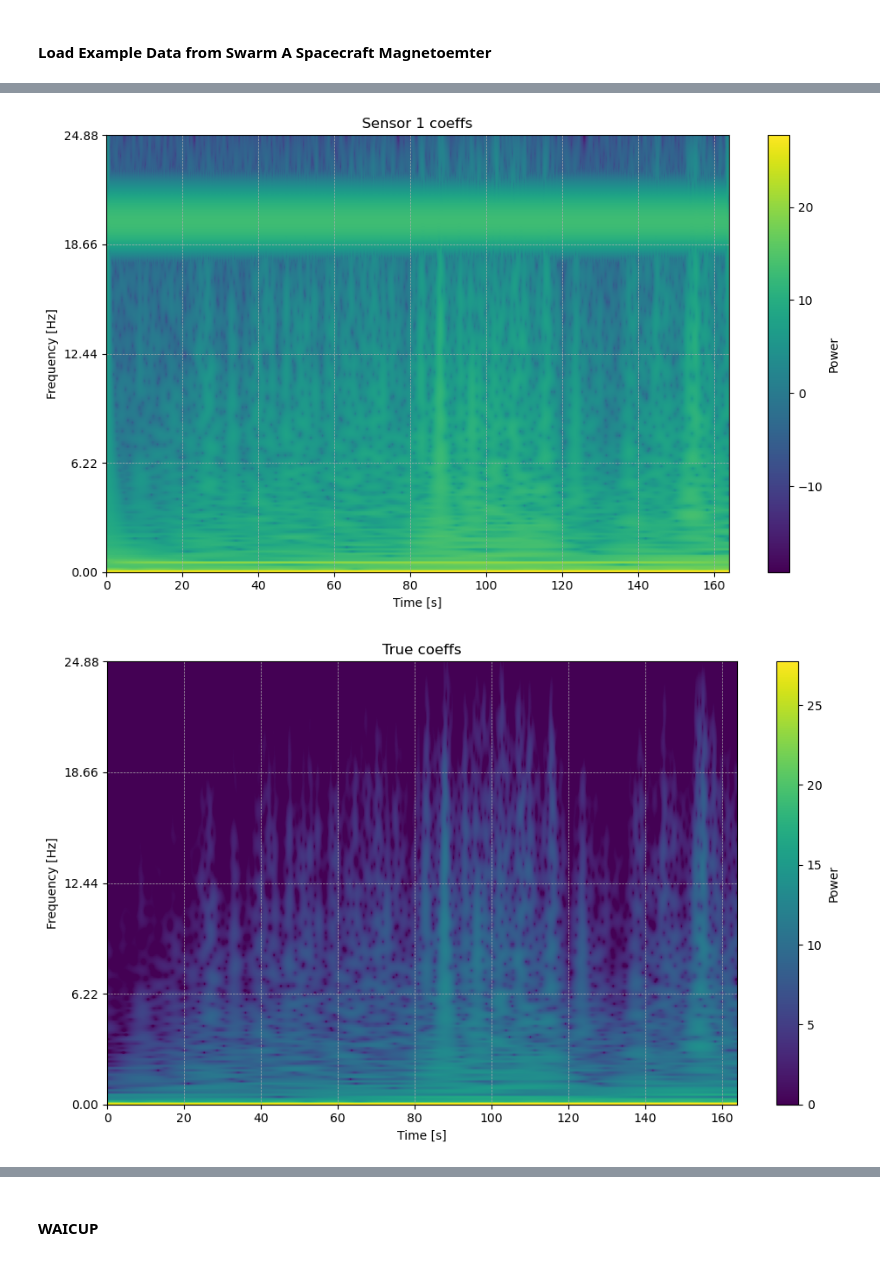
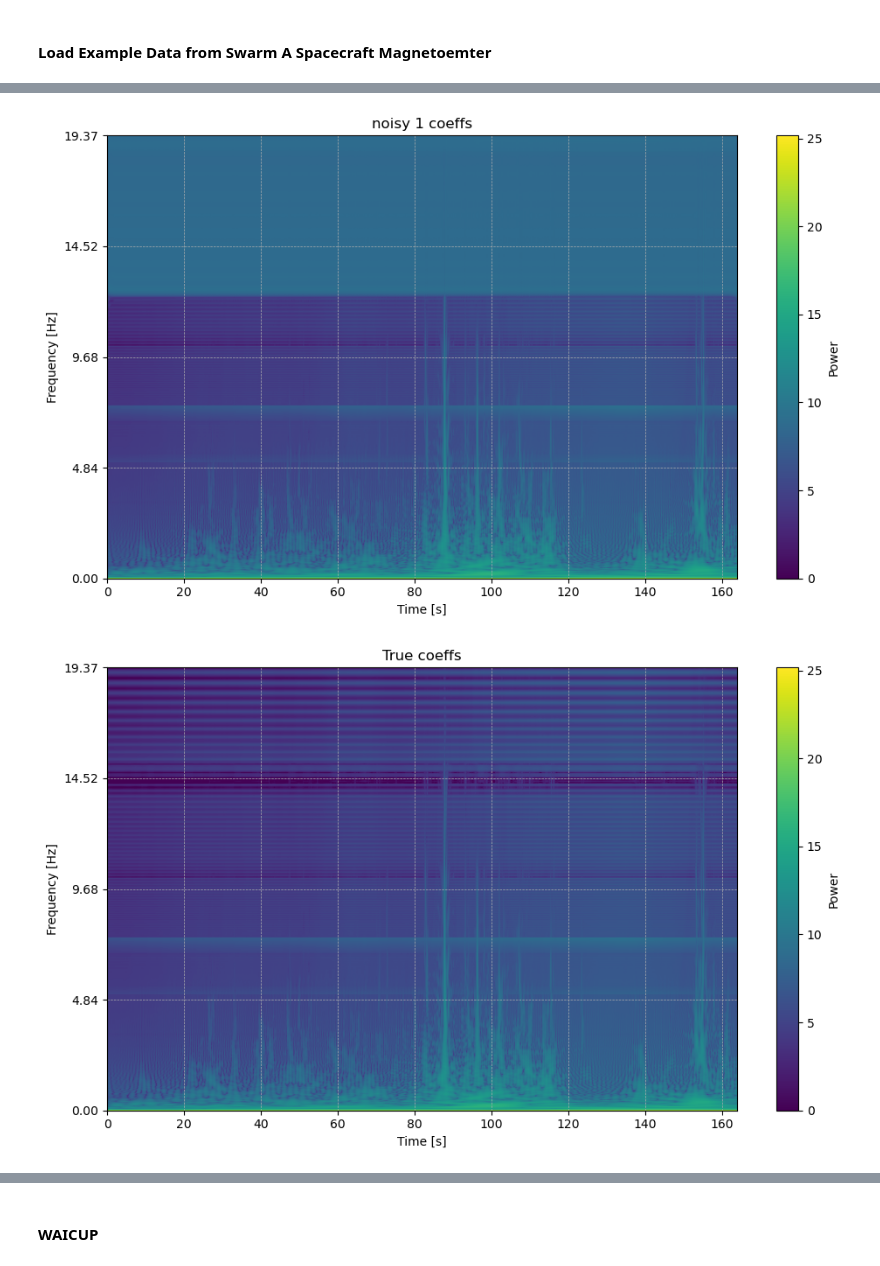
Before and after one commit to aphoffmann/InvertibleWavelets, a Jupyter notebook: WAICUP_TEST copy.ipynb, the cells around one changed output, grey strips where cells are left out. Saved outputs shown, nothing was run; the diff lists cells and outputs as text; code cells hidden in the pictures.

```diff
--- a/WAICUP_TEST copy.ipynb
+++ b/WAICUP_TEST copy.ipynb
@@ -16,17 +16,16 @@ data = np.load("data.npy")
 sample_rate = 50.0                          # 50 Hz sampling rate
 num_samples = data.shape[-1]                # 5000 samples
 t = np.arange(num_samples) / sample_rate    # time array
-B1 = data - 10 *np.sin(2 * np.pi * 20 * t) + 50 * np.sin(2 * np.pi * .5 * t)
-B2 = data + 10 *np.sin(2 * np.pi * 20 * t) + 10*np.sin(2 * np.pi * .5 * t)
+B1 = data - 10 *np.sin(2 * np.pi * 20 * t) #+ 50 * np.sin(2 * np.pi * 5 * t)
+B2 = data + 10 *np.sin(2 * np.pi * 20 * t) #+ 10*np.sin(2 * np.pi * 5 * t)
 B = np.vstack((B1,B2))
 
 "Wavelet Transform"
 transform = Transform(
     data=data,
     fs = sample_rate,
-    wavelet=Cauchy(1000), # Wavelet to use
+    wavelet=PyWaveletWrapper('shan'), # Wavelet to use
     #pad_method=None, # Padding method for the convolution calls np.pad. Set to None if no padding
-    b = 8
 )
 
 "Perform forward wavelet transform"
@@ -49,7 +48,7 @@ wc2 = np.sum(dw*w2.conj(), axis=1) / np.sum(np.abs(w1)**2, axis=1)
 
 # Calculate the K factor
 k_hat = np.mean(dw*w2.conj() / (dw*w1.conj()) , axis=1).real
-
+k_hat_original = np.copy(k_hat)
 # Check the condition of each sub-sensing matrix
 mixing_matrices = np.empty((len(k_hat), 2, 2))
 mixing_matrices[:, 0, :] = [1, 1]          # First row is always [1, 1]
@@ -104,14 +103,18 @@ denominator = k - 1
 w_clean = np.copy(w1)
 w_clean[:,transform.pad_width:-transform.pad_width] = weights * ((k * w1[:,transform.pad_width:-transform.pad_width] - w2[:,transform.pad_width:-transform.pad_width]) / (denominator)) + (1 - weights) * ((w1[:,transform.pad_width:-transform.pad_width] + w2[:,transform.pad_width:-transform.pad_width]) / 2)
 
+
+w_clean = np.copy(w1)/2 + np.copy(w2) / 2
+w_clean[valid_mask] = (k[valid_mask] * w1[valid_mask] - w2[valid_mask]) / (k[valid_mask] - 1)
+
+
 # Find nan values and replace them with the average of the two sensors
 nan_mask = np.isnan(w_clean[:, 0])
 weights_1 = 1/(np.abs(wc1) +1)[:, np.newaxis]
 weights_2 = 1/(np.abs(wc2) +1)[:, np.newaxis]
 w_clean[nan_mask] = (weights_1[nan_mask]*w1[nan_mask]+ weights_2[nan_mask]*w2[nan_mask]) / (weights_1[nan_mask] + weights_2[nan_mask])
 
-w_clean = np.copy(w1)/2 + np.copy(w2) / 2
-w_clean[valid_mask] = (k[valid_mask] * w1[valid_mask] - w2[valid_mask]) / (k[valid_mask] - 1)
+
 
 result = transform.inverse(np.copy(w_clean))
 print(np.sqrt(((data[100:-100]-result[100:-100])**2).mean(axis=0)))
@@ -120,6 +123,7 @@ print(np.sqrt(((data[100:-100]-result[100:-100])**2).mean(axis=0)))
 fig, ax = plt.subplots(2,1)
 ax[0].plot( k_hat, label='K')
 ax[0].plot(np.array(valid_mask, dtype=int), label='Valid')
+ax[0].plot(k_hat_original, label='K Original')
 ax[0].legend()
 ax[1].plot(result)
 ax[1].plot(data)
@@ -130,11 +134,11 @@ ax[1].plot(data)
 # %%
-transform.power_scalogram(w1,  title = 'Sensor 1 coeffs')
+transform.power_scalogram(w1, vmin=0,  title = 'noisy 1 coeffs')
 transform.power_scalogram(transform.forward(data), vmin=0, title = 'True coeffs')
 transform.power_scalogram(w_clean, vmin=0, title = 'Cleaned Signal coeffs')
 result = transform.inverse(w_clean)
 w = transform.forward(result)
 transform.power_scalogram(w, vmin=0, title = 'Clean Signal after icwt and cwt again')
 transform.power_scalogram(w_clean-w, vmin=0, title = 'w_clean-forward(inverse(w))')
 # %% [output]
-[figure, old version]
+[figure, new version]
-[figure, old version]
+[figure, new version]
```
Also changed, not shown: parts of 8 cells of this notebook.
